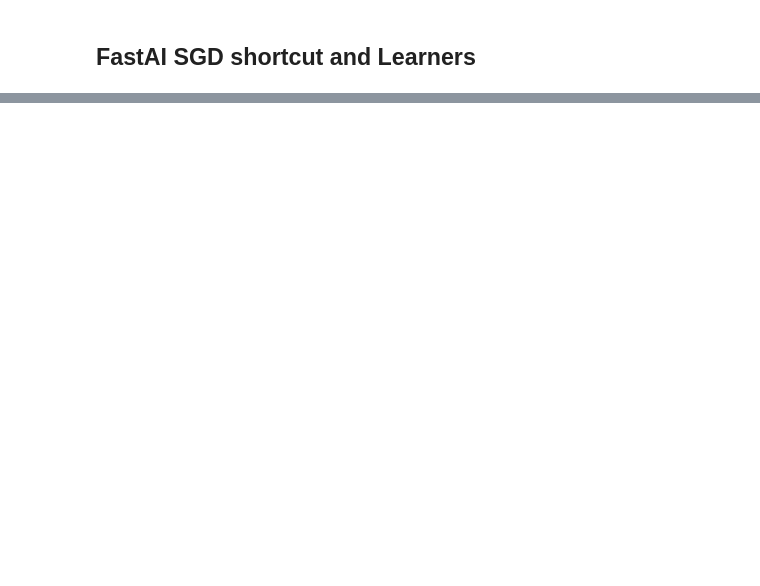
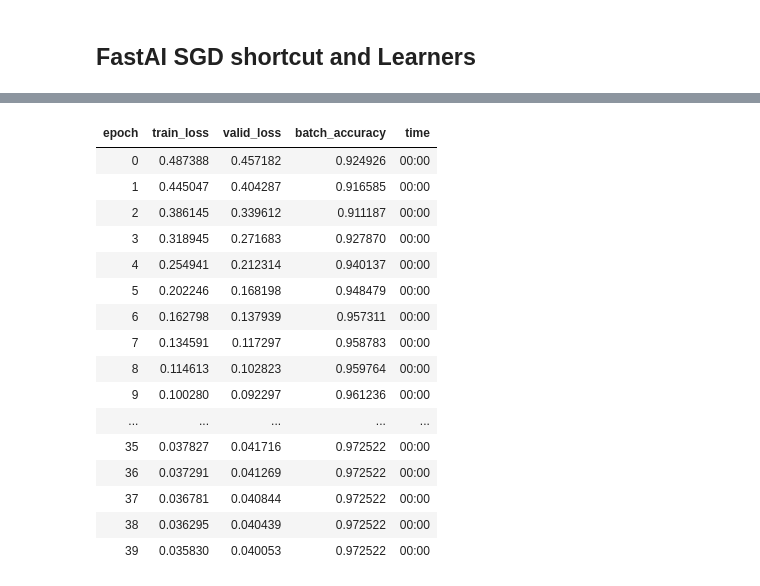
Before and after one commit to Audeon/fastai_Notebooks, a Jupyter notebook: Chapter_3_Digit_Identification.ipynb, the cells around one changed output, grey strips where cells are left out. Drawn from its saved outputs; the diff is of its cells as text; code cells hidden in the pictures; blank space fills up the shorter version.

```diff
--- a/Chapter_3_Digit_Identification.ipynb
+++ b/Chapter_3_Digit_Identification.ipynb
@@ -939,0 +1016,20 @@ train_model(liner_model, epochs=20)
+# %%
+learn_simple.fit(40, .01)
+# %% [output]
+| epoch | train_loss | valid_loss | batch_accuracy | time |
+| 0 | 0.487388 | 0.457182 | 0.924926 | 00:00 |
+| 1 | 0.445047 | 0.404287 | 0.916585 | 00:00 |
+| 2 | 0.386145 | 0.339612 | 0.911187 | 00:00 |
+| 3 | 0.318945 | 0.271683 | 0.927870 | 00:00 |
+| 4 | 0.254941 | 0.212314 | 0.940137 | 00:00 |
+| 5 | 0.202246 | 0.168198 | 0.948479 | 00:00 |
+| 6 | 0.162798 | 0.137939 | 0.957311 | 00:00 |
+| 7 | 0.134591 | 0.117297 | 0.958783 | 00:00 |
+| 8 | 0.114613 | 0.102823 | 0.959764 | 00:00 |
+| 9 | 0.100280 | 0.092297 | 0.961236 | 00:00 |
+| ... | ... | ... | ... | ... |
+| 35 | 0.037827 | 0.041716 | 0.972522 | 00:00 |
+| 36 | 0.037291 | 0.041269 | 0.972522 | 00:00 |
+| 37 | 0.036781 | 0.040844 | 0.972522 | 00:00 |
+| 38 | 0.036295 | 0.040439 | 0.972522 | 00:00 |
+| 39 | 0.035830 | 0.040053 | 0.972522 | 00:00 |
```
Also changed, not shown: parts of 84 cells of this notebook.
